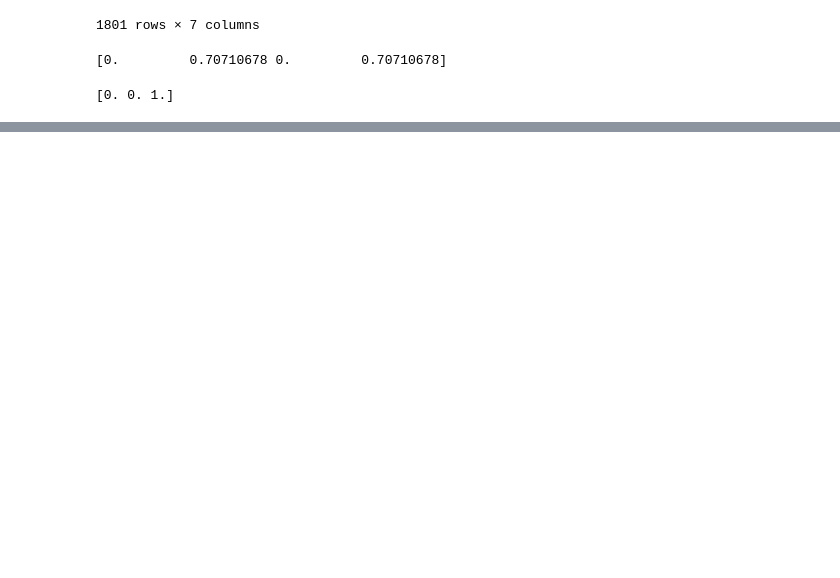
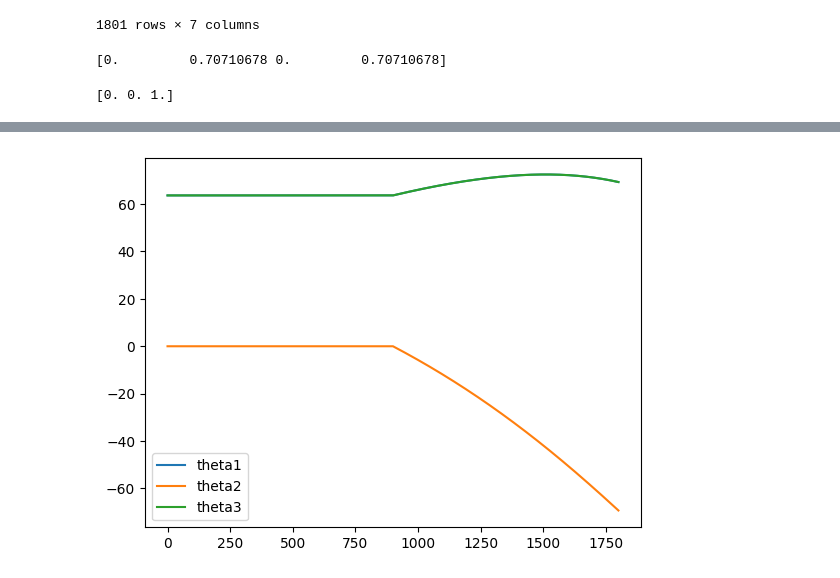
Before and after one commit to jrspan/dobbelsteenbep, a Jupyter notebook: Project files/kalman met nep data.ipynb, the cells around one changed output, grey strips where cells are left out. Drawn from its saved outputs; the diff is of its cells as text; code cells hidden in the pictures; blank space fills up the shorter version.

```diff
--- a/Project files/kalman met nep data.ipynb
+++ b/Project files/kalman met nep data.ipynb
@@ -227,3 +88,11 @@ for i in range(1, len(data['timestamp'])):
     q = quat_mul(q, expq_omega)
 
     q_list.append(q)
+# %%
+rot_vec_list = []
+for q in q_list:
+    rot_vec_list.append(logq(q))
+rot_vecs = np.concatenate(rot_vec_list)
+rot_vecs = np.reshape(rot_vecs, (int(len(rot_vecs) / 3), 3))
+print(rot_vecs * 180 / np.pi)
+print(np.linalg.norm(rot_vecs[-1,:] * 180 / np.pi))
@@ -230,3 +108,11 @@ for i in range(1, len(data['timestamp'])):
+# %%
+plt.plot(rot_vecs[:,0] * 180 / np.pi, label='theta1')
+plt.plot(rot_vecs[:,1] * 180 / np.pi, label='theta2')
+plt.plot(rot_vecs[:,2] * 180 / np.pi, label='theta3')
+plt.legend()
+plt.show()
+# %% [output]
+[figure, added]
 # %%
 euler_x = []
 euler_y = []
```
Also changed, not shown: parts of 11 cells of this notebook, 2 other files.
